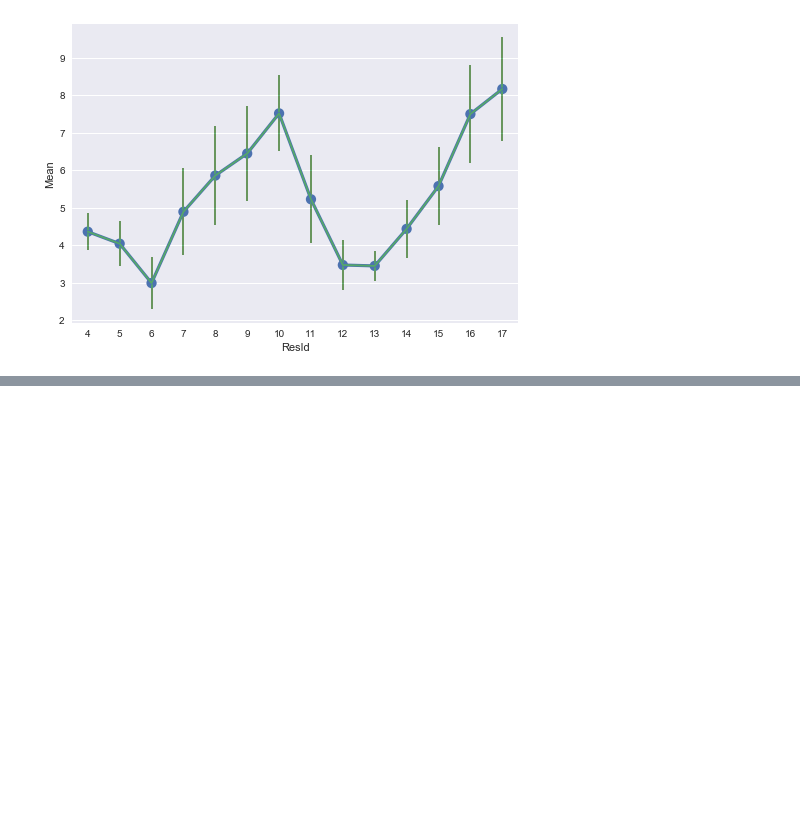
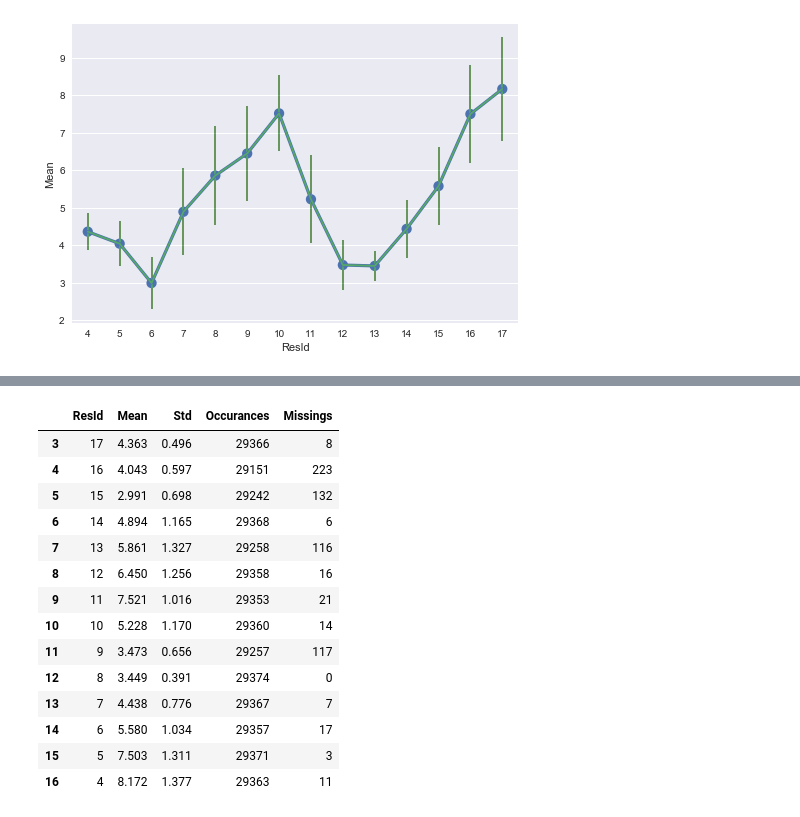
Before and after one commit to satyanarayan-rao/Trj2Shape, a Jupyter notebook: visualization/Shape_plotter.ipynb, the cells around one changed output, grey strips where cells are left out. Cells and saved outputs as stored; diff of their text form; code cells hidden in the pictures; blank space fills up the shorter version.

```diff
--- a/visualization/Shape_plotter.ipynb
+++ b/visualization/Shape_plotter.ipynb
@@ -81,0 +128,18 @@ mgw_plt.figure.savefig("avg_MGW_profile.png")
+# %%
+rev_subset_avg_mgw_df
+# %% [output]
+|  | ResId | Mean | Std | Occurances | Missings |
+| 3 | 17 | 4.363 | 0.496 | 29366 | 8 |
+| 4 | 16 | 4.043 | 0.597 | 29151 | 223 |
+| 5 | 15 | 2.991 | 0.698 | 29242 | 132 |
+| 6 | 14 | 4.894 | 1.165 | 29368 | 6 |
+| 7 | 13 | 5.861 | 1.327 | 29258 | 116 |
+| 8 | 12 | 6.450 | 1.256 | 29358 | 16 |
+| 9 | 11 | 7.521 | 1.016 | 29353 | 21 |
+| 10 | 10 | 5.228 | 1.170 | 29360 | 14 |
+| 11 | 9 | 3.473 | 0.656 | 29257 | 117 |
+| 12 | 8 | 3.449 | 0.391 | 29374 | 0 |
+| 13 | 7 | 4.438 | 0.776 | 29367 | 7 |
+| 14 | 6 | 5.580 | 1.034 | 29357 | 17 |
+| 15 | 5 | 7.503 | 1.311 | 29371 | 3 |
+| 16 | 4 | 8.172 | 1.377 | 29363 | 11 |
```
Also changed, not shown: parts of 7 cells of this notebook, 1 other file.
